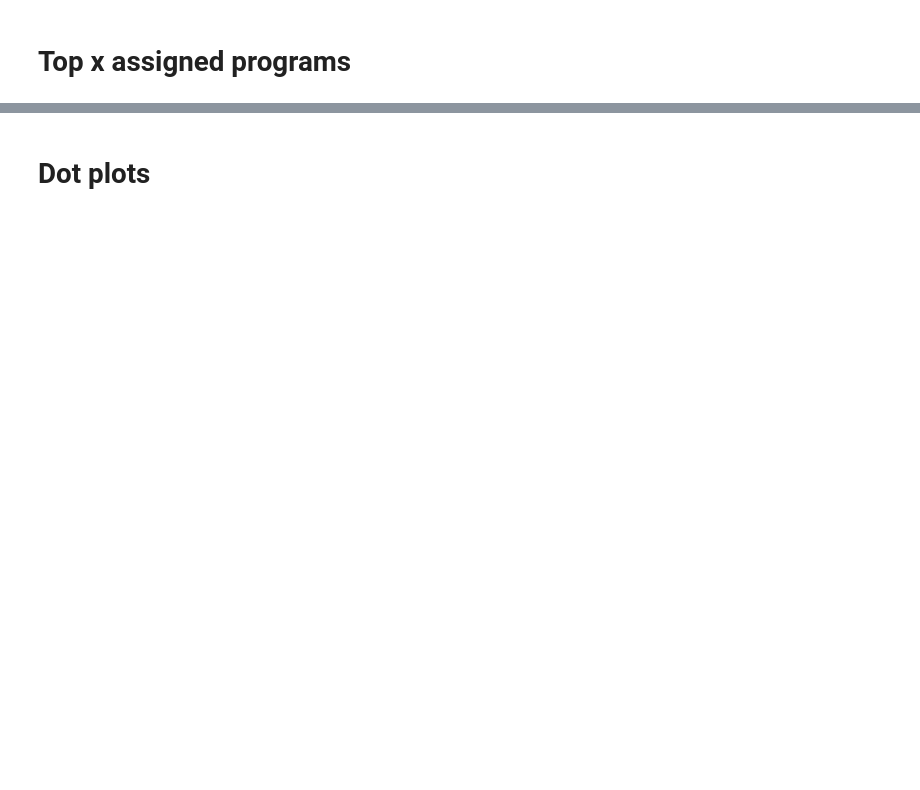
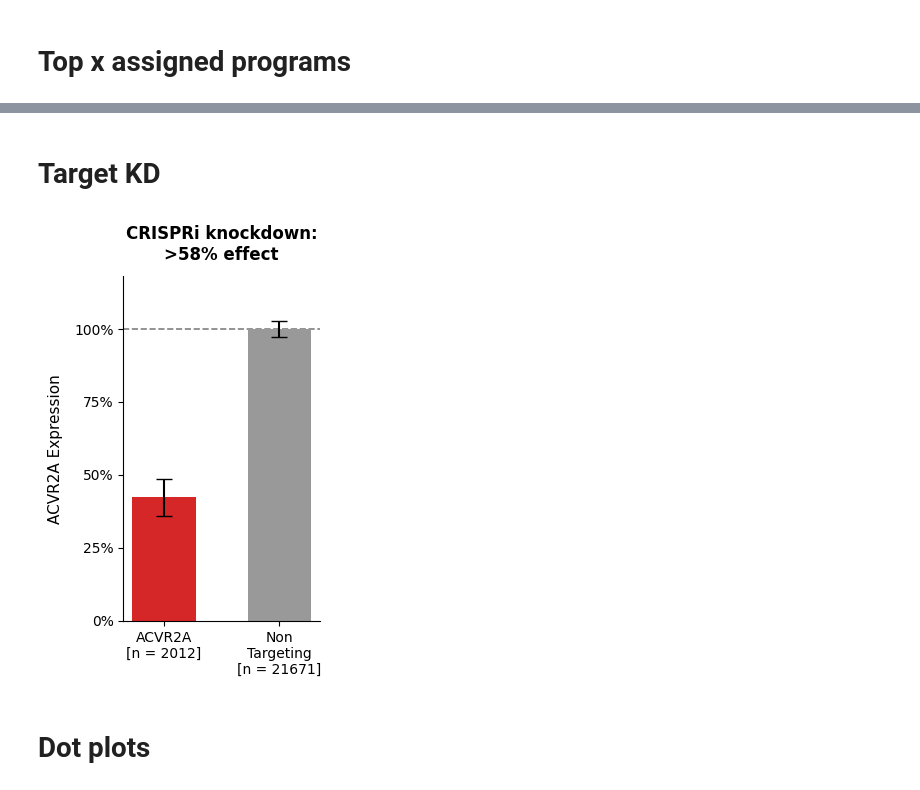
Before and after one commit to EngreitzLab/cNMF_benchmarking, a Jupyter notebook: cNMF_benchmarking_pipeline/Plotting/JupterNote_Version/cNMF_perturbed_gene_analysis.ipynb, the cells around one changed output, grey strips where cells are left out. Saved outputs shown, nothing was run; the diff lists cells and outputs as text; code cells hidden in the pictures; blank space fills up the shorter version.

```diff
--- a/cNMF_benchmarking_pipeline/Plotting/JupterNote_Version/cNMF_perturbed_gene_analysis.ipynb
+++ b/cNMF_benchmarking_pipeline/Plotting/JupterNote_Version/cNMF_perturbed_gene_analysis.ipynb
@@ -106,3 +105,9 @@ Gene HNF4A not found in mdata
+# %% [markdown]
+# Target KD
+# %%
+fg = plot_perturbation_vs_control(mdata, Target_Gene, gene_name_key='symbol', ax=None, figsize=(3.2, 5.0))
+# %% [output]
+[figure, added]
 # %% [markdown]
 # Dot plots
 # %%
```
Also changed, not shown: parts of 19 cells of this notebook, 3 other files.
